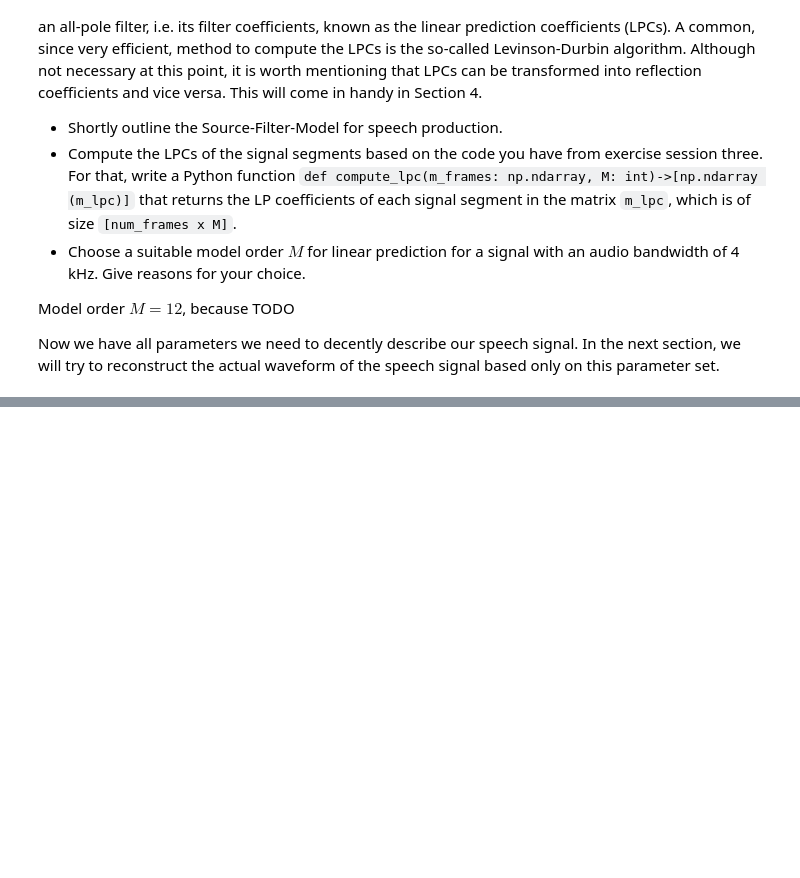
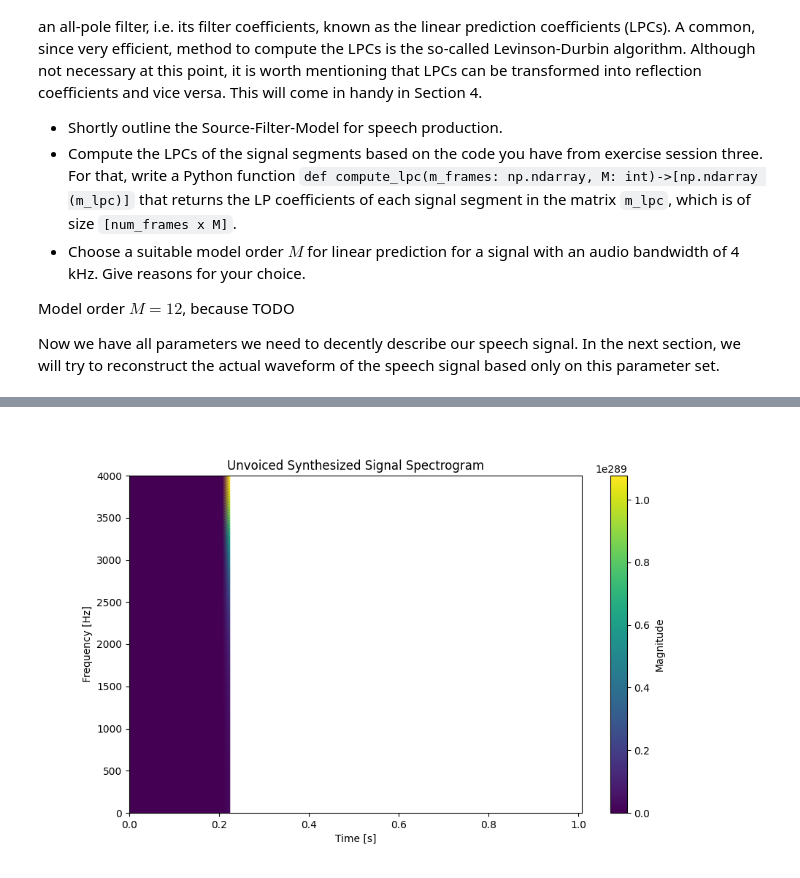
Before and after one commit to leorehm/ssv, a Jupyter notebook: Exercise4/exercise4.ipynb, the cells around one changed output, grey strips where cells are left out. Drawn from its saved outputs; the diff is of its cells as text; code cells hidden in the pictures; blank space fills up the shorter version.

```diff
--- a/Exercise4/exercise4.ipynb
+++ b/Exercise4/exercise4.ipynb
@@ -190,0 +226,81 @@ def compute_lpc(m_frames: np.ndarray, M: int = 12) -> np.ndarray:
+# %%
+# Parameters
+signal_length_s = len(y) / sr
+num_samples = sr * signal_length_s  # 1 second of signal
+M = 16  # LPC order
+
+print(f"Sampling Rate: {sr} kHz")
+print(f"Signal Length: {signal_length_s} s")
+print(f"Total Samples: {num_samples}")
+print(f"Fundamental Period in Samples: {sr/100}")
+
+# Generate excitation signals
+def create_excitation_signals(num_samples, fs):
+    # Unvoiced excitation: White Gaussian noise
+    unvoiced_ex = np.random.randn(num_samples)
+
+    # Voiced excitation: Pulse train with a frequency of 100 Hz
+    fund_freq = 100  # Fundamental frequency in Hz
+    fund_period = int(fs / fund_freq)  # Fundamental period in samples
+    voiced_ex = np.zeros(num_samples)
+    voiced_ex[::fund_period] = 1
+
+    return unvoiced_ex, voiced_ex
+
+
+
+# Synthesize signal using LPCs and excitation signal
+def synthesize_signal(excitation_signal, m_lpc, segment_length):
+    num_segments = m_lpc.shape[0]
+    filter_state = None
+    synthesized_segments = []
+
+    for i in range(num_segments):
+        segment = excitation_signal[i*segment_length:(i+1)*segment_length]
+        lpc = np.concatenate(([1], -m_lpc[i]))
+        segment_out, filter_state = filter_adaptively(np.array([1]), lpc, segment, filter_state)
+        synthesized_segments.append(segment_out)
+
+    return np.concatenate(synthesized_segments)
+
+# Main process
+# Generate excitation signals
+unvoiced_ex, voiced_ex = create_excitation_signals(num_samples, sr)
+
+# Parameters for segmentation
+R = 32
+
+# Segment the excitation signals
+unvoiced_segments, v_time_frame_u = my_windowing(unvoiced_ex, sr, R, R)
+voiced_segments, v_time_frame_v = my_windowing(voiced_ex, sr, R, R)
+
+
+# Print shapes of the segmented excitation signals to verify
+print("Unvoiced segments shape:", unvoiced_segments.shape)
+print("Voiced segments shape:", voiced_segments.shape)
+
+# Windowing function to segment the input signal
+m_frames, v_time_frame = my_windowing(y, sr, frame_length, frame_shift)
+
+# Compute LPC coefficients
+m_lpc = compute_lpc(m_frames, M)
+
+# Synthesize signals
+unvoiced_synthesized = synthesize_signal(unvoiced_ex, m_lpc, R)
+voiced_synthesized = synthesize_signal(voiced_ex, m_lpc, R)
+
+# Function to plot spectrogram
+def plot_spectrogram(signal, fs, title):
+    f, t, Sxx = stft(signal, fs=fs, nperseg=256, noverlap=128)
+    plt.figure(figsize=(10, 6))
+    plt.pcolormesh(t, f, np.abs(Sxx), shading='gouraud')
+    plt.title(title)
+    plt.ylabel('Frequency [Hz]')
+    plt.xlabel('Time [s]')
+    plt.colorbar(label='Magnitude')
+    plt.show()
+
+# Plot spectrograms
+plot_spectrogram(unvoiced_synthesized, sr, 'Unvoiced Synthesized Signal Spectrogram')
+plot_spectrogram(voiced_synthesized, sr, 'Voiced Synthesized Signal Spectrogram')
+# %% [output]
@@ -190,0 +313 @@ def compute_lpc(m_frames: np.ndarray, M: int = 12) -> np.ndarray:
+[figure, added]
```
Also changed, not shown: parts of 6 cells of this notebook.
